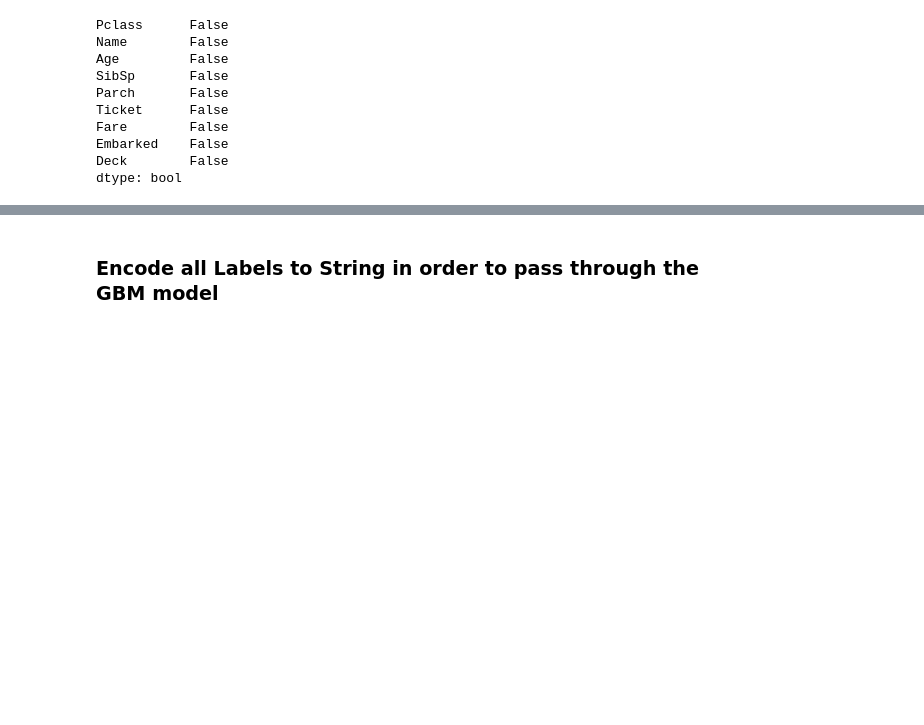
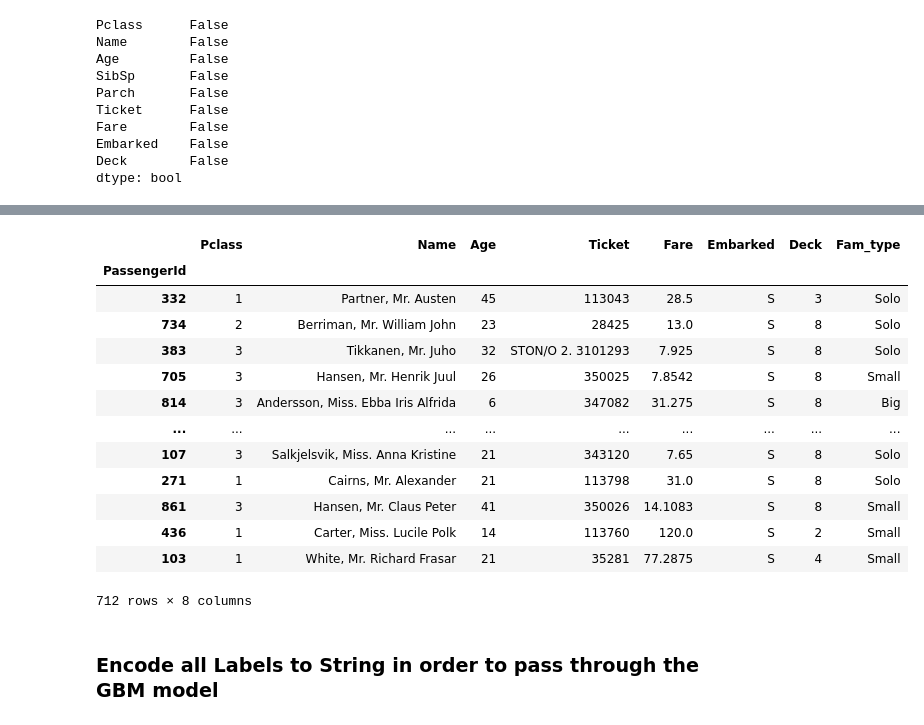
Before and after one commit to denislesha28/kaggle-titanic-challenge, a Jupyter notebook: predict_survival.ipynb, the cells around one changed output, grey strips where cells are left out. Saved outputs shown, nothing was run; the diff lists cells and outputs as text; code cells hidden in the pictures; blank space fills up the shorter version.

```diff
--- a/predict_survival.ipynb
+++ b/predict_survival.ipynb
@@ -99,3 +130,20 @@ dtype: bool
+# %%
+X_train
+# %% [output]
+|  | Pclass | Name | Age | Ticket | Fare | Embarked | Deck | Fam_type |
+| PassengerId |  |  |  |  |  |  |  |  |
+| 332 | 1 | Partner, Mr. Austen | 45 | 113043 | 28.5 | S | 3 | Solo |
+| 734 | 2 | Berriman, Mr. William John | 23 | 28425 | 13.0 | S | 8 | Solo |
+| 383 | 3 | Tikkanen, Mr. Juho | 32 | STON/O 2. 3101293 | 7.925 | S | 8 | Solo |
+| 705 | 3 | Hansen, Mr. Henrik Juul | 26 | 350025 | 7.8542 | S | 8 | Small |
+| 814 | 3 | Andersson, Miss. Ebba Iris Alfrida | 6 | 347082 | 31.275 | S | 8 | Big |
+| ... | ... | ... | ... | ... | ... | ... | ... | ... |
+| 107 | 3 | Salkjelsvik, Miss. Anna Kristine | 21 | 343120 | 7.65 | S | 8 | Solo |
+| 271 | 1 | Cairns, Mr. Alexander | 21 | 113798 | 31.0 | S | 8 | Solo |
+| 861 | 3 | Hansen, Mr. Claus Peter | 41 | 350026 | 14.1083 | S | 8 | Small |
+| 436 | 1 | Carter, Miss. Lucile Polk | 14 | 113760 | 120.0 | S | 2 | Small |
+| 103 | 1 | White, Mr. Richard Frasar | 21 | 35281 | 77.2875 | S | 4 | Small |
+712 rows × 8 columns
 # %% [markdown]
 ### Encode all Labels to String in order to pass through the GBM model
 # %%
```
Also changed, not shown: parts of 13 cells of this notebook.
